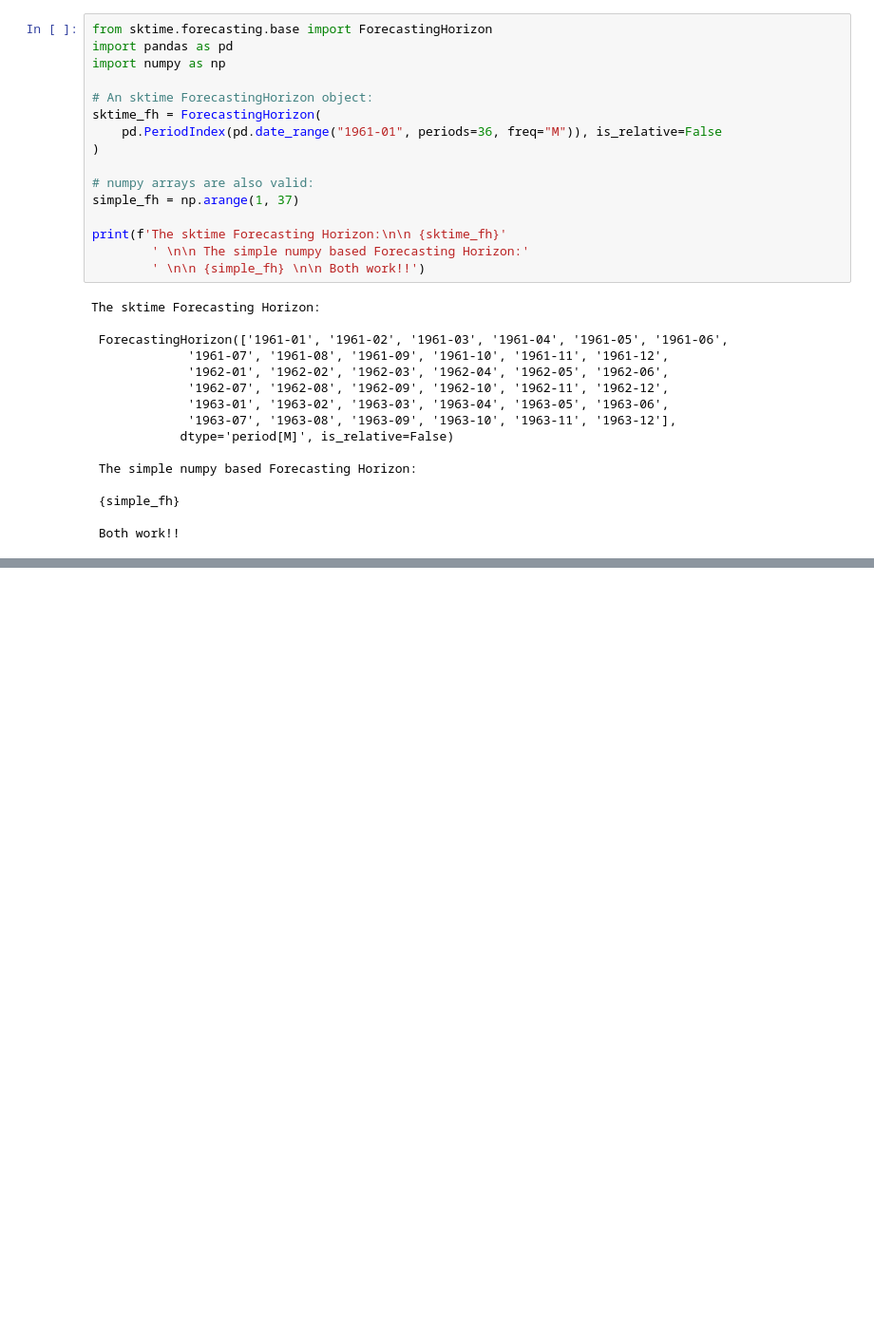
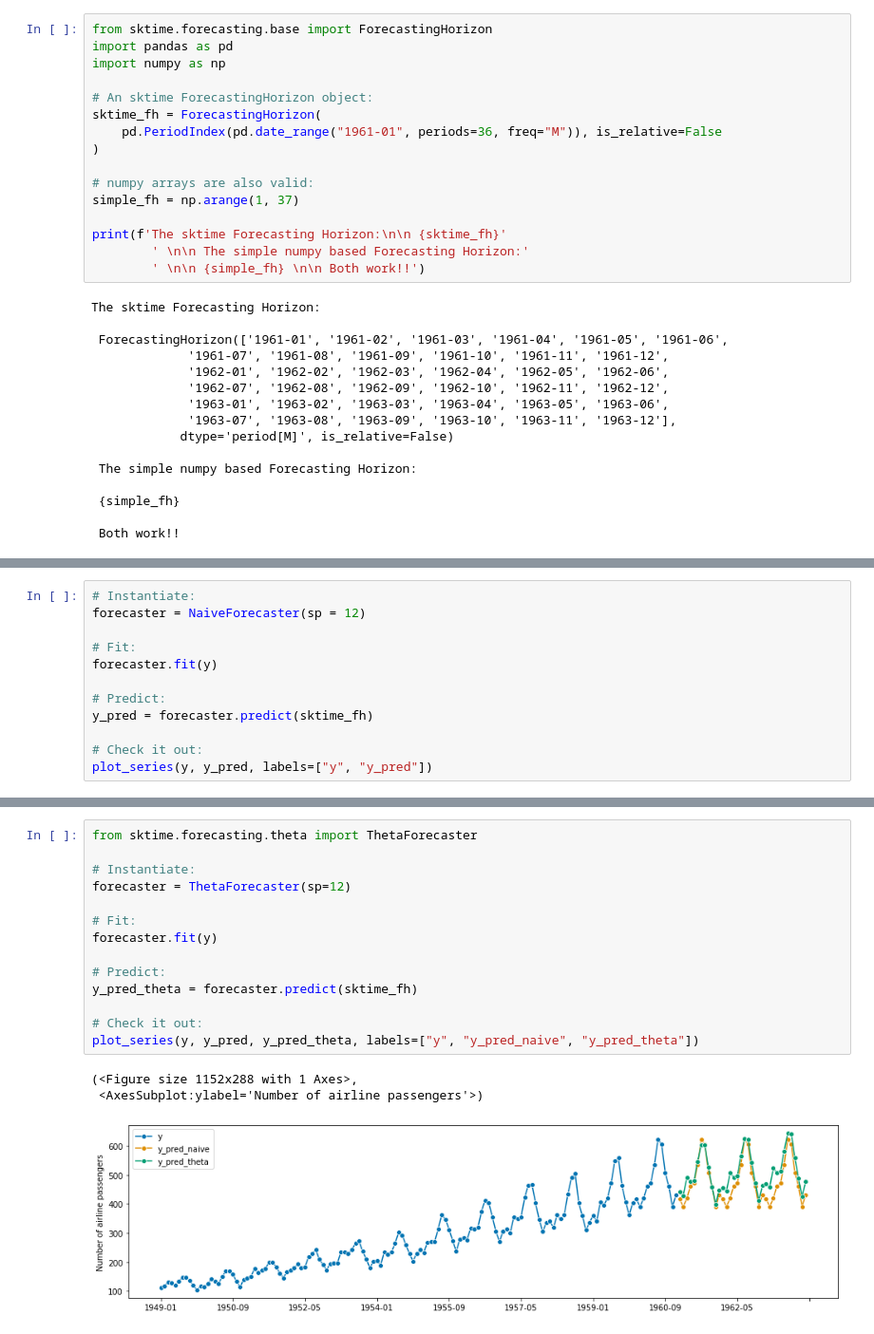
Before and after one commit to sktime/sktime-tutorial-pydata-global-2022, a Jupyter notebook: notebooks/Introduction Chapter.ipynb, the cells around one changed output, grey strips where cells are left out. Shown at 95% size. Saved outputs shown, nothing was run; the diff lists cells and outputs as text; blank space fills up the shorter version.

```diff
--- a/notebooks/Introduction Chapter.ipynb
+++ b/notebooks/Introduction Chapter.ipynb
@@ -110,0 +125,12 @@ plot_series(y, y_pred, labels=["y", "y_pred"])
+# %%
+# Instantiate:
+forecaster = NaiveForecaster(sp = 12)
+
+# Fit:
+forecaster.fit(y)
+
+# Predict:
+y_pred = forecaster.predict(sktime_fh)
+
+# Check it out:
+plot_series(y, y_pred, labels=["y", "y_pred"])
@@ -110,0 +148,18 @@ plot_series(y, y_pred, labels=["y", "y_pred"])
+# %%
+from sktime.forecasting.theta import ThetaForecaster
+
+# Instantiate:
+forecaster = ThetaForecaster(sp=12)
+
+# Fit:
+forecaster.fit(y)
+
+# Predict:
+y_pred_theta = forecaster.predict(sktime_fh)
+
+# Check it out:
+plot_series(y, y_pred, y_pred_theta, labels=["y", "y_pred_naive", "y_pred_theta"])
+# %% [output]
+(<Figure size 1152x288 with 1 Axes>,
+ <AxesSubplot:ylabel='Number of airline passengers'>)
+[figure, added]
```
Also changed, not shown: parts of 8 cells of this notebook.
